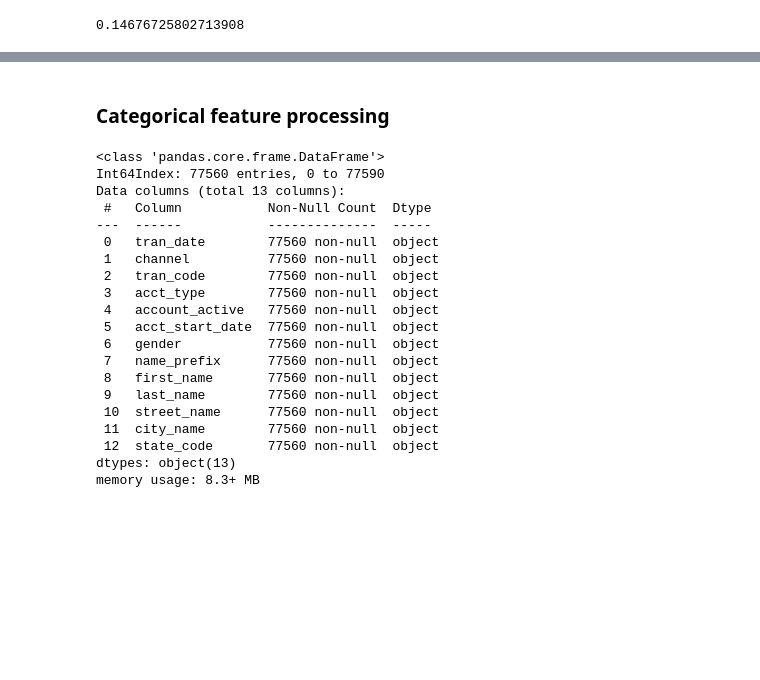
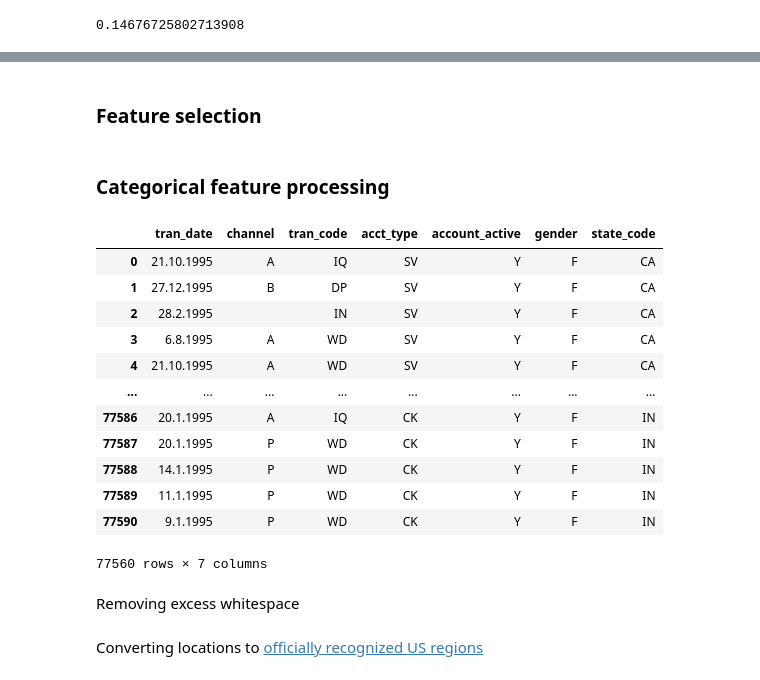
Before and after one commit to jsilke/customer_segmentation, a Jupyter notebook: banking_segmentation.ipynb, the cells around one changed output, grey strips where cells are left out. Cells and saved outputs as stored; diff of their text form; code cells hidden in the pictures; blank space fills up the shorter version.

Commit message:
Baseline customer segmentation analysis for presentation. Features contributions from Dylan and Jonas.

```diff
--- a/banking_segmentation.ipynb
+++ b/banking_segmentation.ipynb
@@ -200,4 +163,0 @@ Since only 114 rows have null values (< 0.15% of the dataframe), it is justifiab
-# %%
-print(data.shape[0])
-data = data.dropna()
-print(data.shape[0])
@@ -206,0 +164,3 @@ print(data.shape[0])
+# %%
+no_na_data = data.dropna()
+print(f'Percent Retained:\n\nUnique customers: {no_na_data.cust_id.nunique() / data.cust_id.nunique() * 100:.2f}\nUnique transactions: {no_na_data.tran_id.nunique() / data.tran_id.nunique() * 100:.2f}\nUnique accounts: {no_na_data.acct_nbr.nunique() / data.acct_nbr.nunique() * 100:.2f}\nUnique observations: {no_na_data.shape[0] / data.shape[0] * 100:.2f}')
@@ -227,27 +223,25 @@ dtype: float64
+# %% [markdown]
+### Feature selection
+# %%
+# Limit the overall dataset to a more tractable feature space.
+no_na_data = no_na_data.drop(columns=['tran_id', 'acct_nbr', 'cust_id', 'name_prefix', 'first_name', 'last_name', 'street_nbr', 'postal_code', 'city_name', 'street_name', 'tran_time', 'acct_start_date'])
 # %% [markdown]
 ### Categorical feature processing
 # %%
-cat_data = data.select_dtypes('object')
+no_na_data.select_dtypes('object')
+# %% [output]
+|  | tran_date | channel | tran_code | acct_type | account_active | gender | state_code |
+| 0 | 21.10.1995 | A | IQ | SV | Y | F | CA |
+| 1 | 27.12.1995 | B | DP | SV | Y | F | CA |
+| 2 | 28.2.1995 |  | IN | SV | Y | F | CA |
+| 3 | 6.8.1995 | A | WD | SV | Y | F | CA |
+| 4 | 21.10.1995 | A | WD | SV | Y | F | CA |
+| ... | ... | ... | ... | ... | ... | ... | ... |
+| 77586 | 20.1.1995 | A | IQ | CK | Y | F | IN |
+| 77587 | 20.1.1995 | P | WD | CK | Y | F | IN |
+| 77588 | 14.1.1995 | P | WD | CK | Y | F | IN |
+| 77589 | 11.1.1995 | P | WD | CK | Y | F | IN |
+| 77590 | 9.1.1995 | P | WD | CK | Y | F | IN |
+77560 rows × 7 columns
-# %%
-cat_data.info()
-# %% [output]
-<class 'pandas.core.frame.DataFrame'>
-Int64Index: 77560 entries, 0 to 77590
-Data columns (total 13 columns):
- #   Column           Non-Null Count  Dtype
----  ------           --------------  -----
- 0   tran_date        77560 non-null  object
- 1   channel          77560 non-null  object
- 2   tran_code        77560 non-null  object
- 3   acct_type        77560 non-null  object
- 4   account_active   77560 non-null  object
- 5   acct_start_date  77560 non-null  object
- 6   gender           77560 non-null  object
- 7   name_prefix      77560 non-null  object
- 8   first_name       77560 non-null  object
- 9   last_name        77560 non-null  object
- 10  street_name      77560 non-null  object
- 11  city_name        77560 non-null  object
- 12  state_code       77560 non-null  object
-dtypes: object(13)
-memory usage: 8.3+ MB
+# %% [markdown]
+Removing excess whitespace
@@ -253,0 +258,2 @@ memory usage: 8.3+ MB
+# %% [markdown]
+Converting locations to [officially recognized US regions](https://www.worldatlas.com/articles/the-officially-recognized-four-regions-and-nine-divisions-of-the-united-states.html)
```
Also changed, not shown: parts of 49 cells of this notebook, 3 other files.
